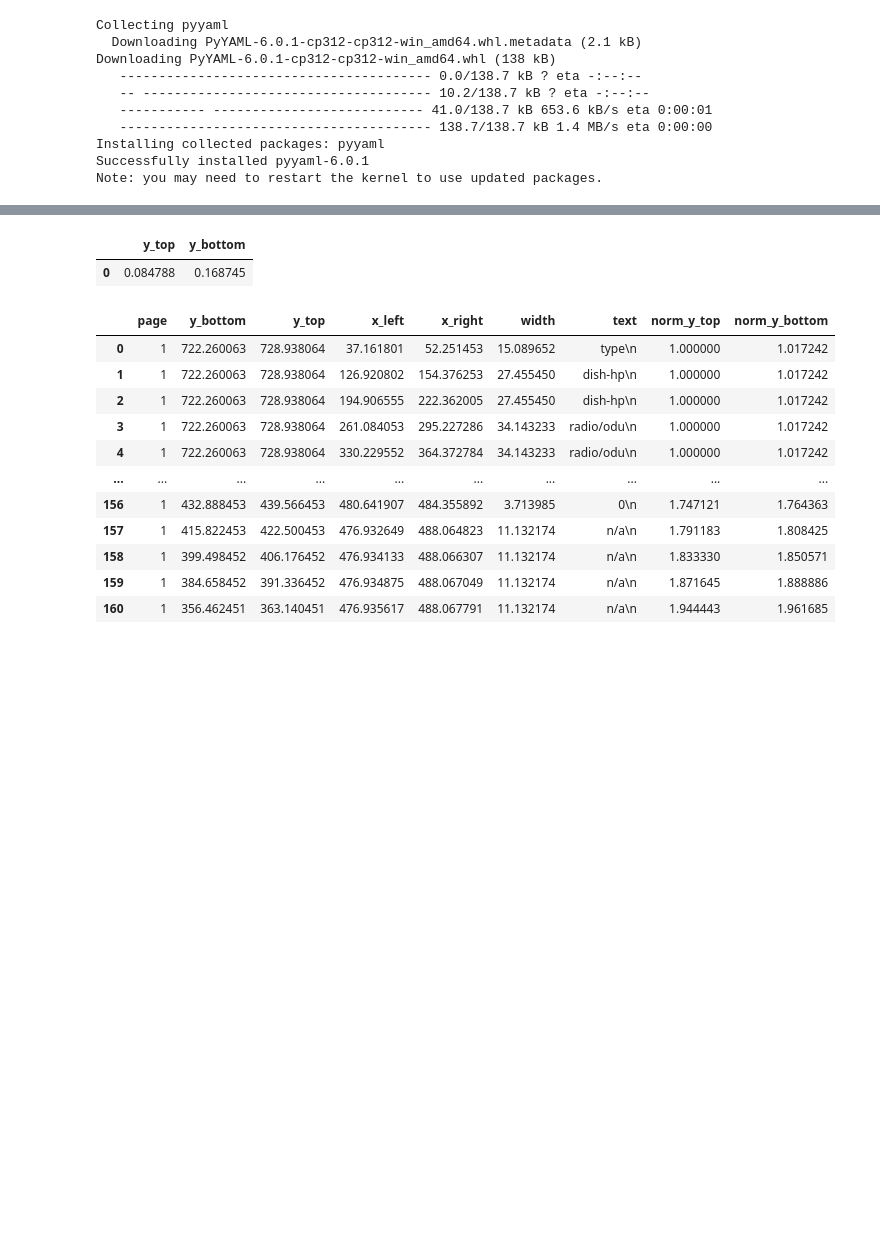
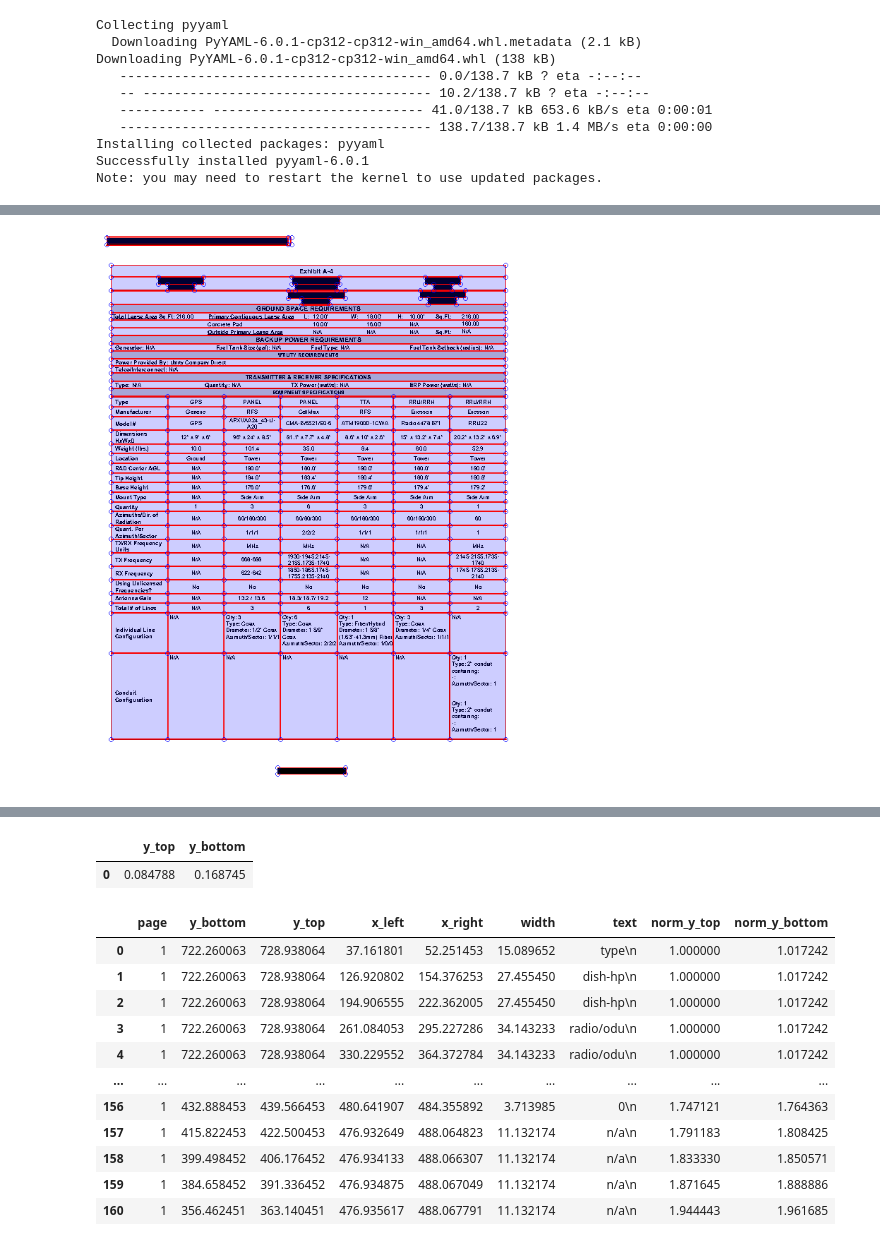
Before and after one commit to daltondm/OCR_for_telecommunications_quality_assurance, a Jupyter notebook: extract_from_digital_pdf.ipynb, the cells around one changed output, grey strips where cells are left out. Drawn from its saved outputs; the diff is of its cells as text; code cells hidden in the pictures; blank space fills up the shorter version.

```diff
--- a/extract_from_digital_pdf.ipynb
+++ b/extract_from_digital_pdf.ipynb
@@ -265,0 +378,10 @@ page = 0, ypos=645.416, type=<class 'pdfminer.layout.LTLine'>
+# %%
+pdf = pdfplumber.open(original_pdf_path)
+# Find the examined page
+table_page = pdf.pages[0]
+tmp = table_page.to_image()
+
+# table_crop = table_page.crop((21.25, 600.272, 580.5, 687.772))
+# table_crop.to_image()
+# %% [output]
+[figure, added]
```
Also changed, not shown: parts of 19 cells of this notebook.
